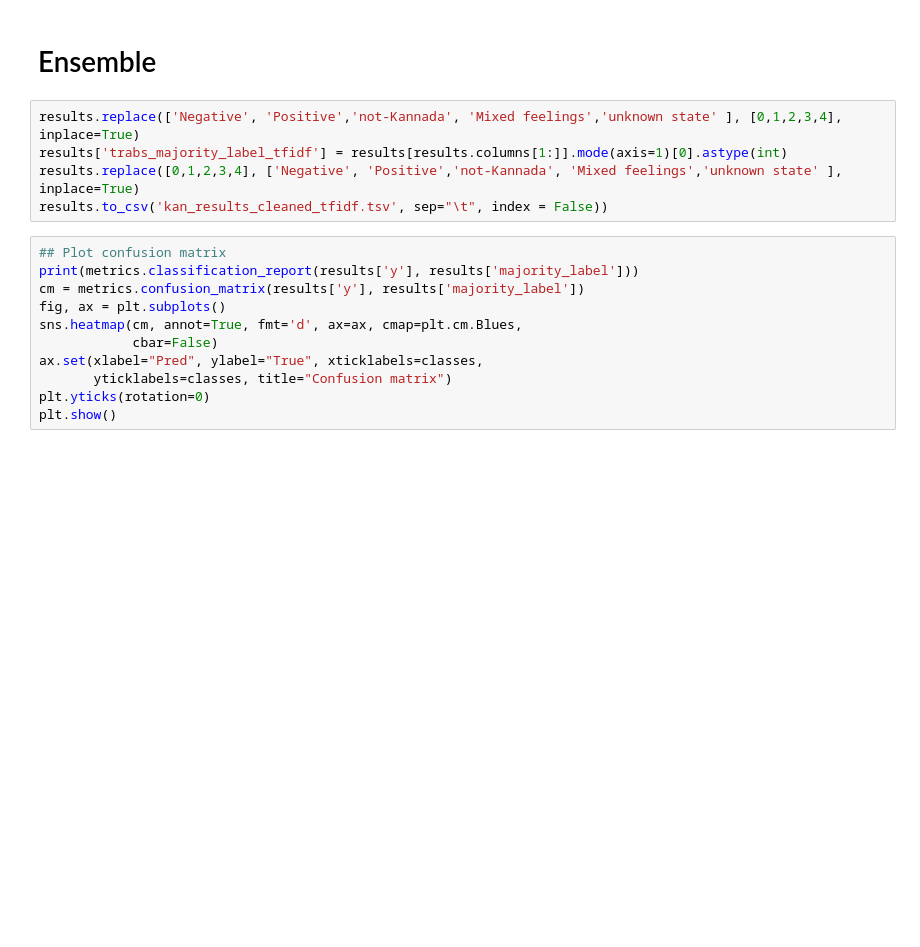
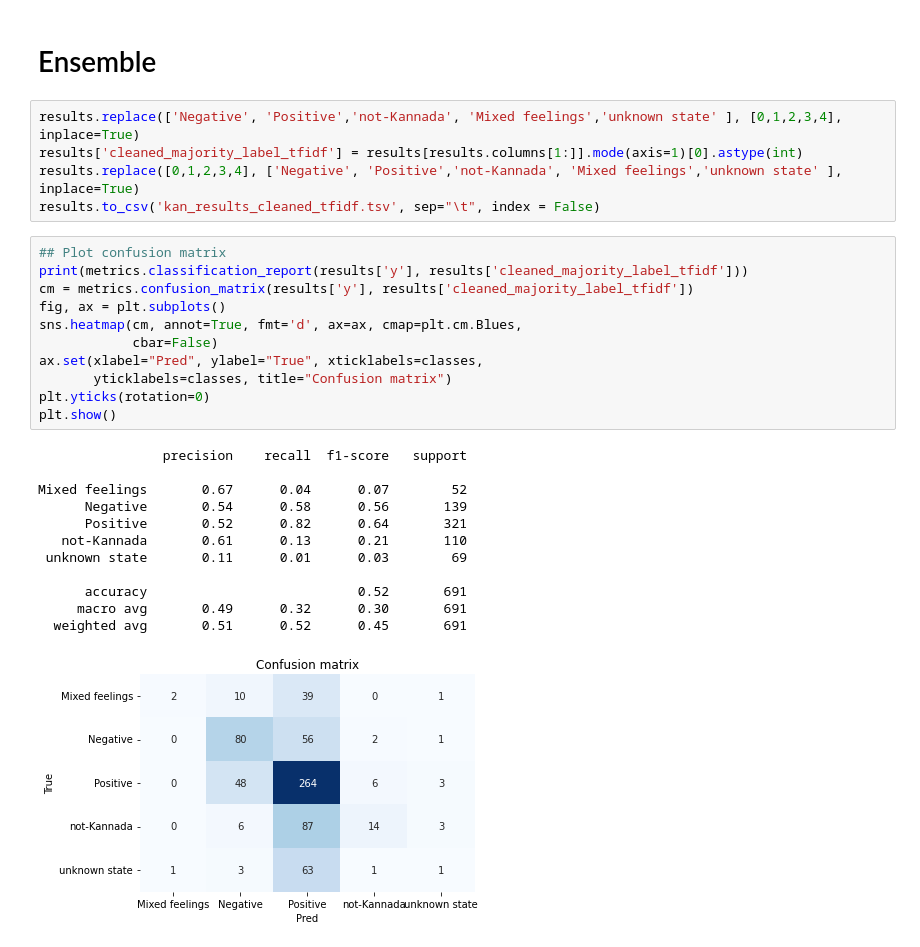
Before and after one commit to AdrianGarciaH/Homophobia, a Jupyter notebook: task_a_code/1_kannada_models/kannada_cleaned_tfidf.ipynb, the cells around one changed output. Saved outputs shown, nothing was run; the diff lists cells and outputs as text; blank space fills up the shorter version.

```diff
--- a/task_a_code/1_kannada_models/kannada_cleaned_tfidf.ipynb
+++ b/task_a_code/1_kannada_models/kannada_cleaned_tfidf.ipynb
@@ -489,17 +657,30 @@ plt.show()
 # Ensemble
 # %%
 results.replace(['Negative', 'Positive','not-Kannada', 'Mixed feelings','unknown state' ], [0,1,2,3,4], inplace=True)
-results['trabs_majority_label_tfidf'] = results[results.columns[1:]].mode(axis=1)[0].astype(int)
+results['cleaned_majority_label_tfidf'] = results[results.columns[1:]].mode(axis=1)[0].astype(int)
 results.replace([0,1,2,3,4], ['Negative', 'Positive','not-Kannada', 'Mixed feelings','unknown state' ], inplace=True)
-results.to_csv('kan_results_cleaned_tfidf.tsv', sep="\t", index = False))
+results.to_csv('kan_results_cleaned_tfidf.tsv', sep="\t", index = False)
 # %%
 ## Plot confusion matrix
-print(metrics.classification_report(results['y'], results['majority_label']))
-cm = metrics.confusion_matrix(results['y'], results['majority_label'])
+print(metrics.classification_report(results['y'], results['cleaned_majority_label_tfidf']))
+cm = metrics.confusion_matrix(results['y'], results['cleaned_majority_label_tfidf'])
 fig, ax = plt.subplots()
 sns.heatmap(cm, annot=True, fmt='d', ax=ax, cmap=plt.cm.Blues,
             cbar=False)
 ax.set(xlabel="Pred", ylabel="True", xticklabels=classes,
        yticklabels=classes, title="Confusion matrix")
 plt.yticks(rotation=0)
 plt.show()
+# %% [output]
+                precision    recall  f1-score   support
+
+Mixed feelings       0.67      0.04      0.07        52
+      Negative       0.54      0.58      0.56       139
+      Positive       0.52      0.82      0.64       321
+   not-Kannada       0.61      0.13      0.21       110
+ unknown state       0.11      0.01      0.03        69
+
+      accuracy                           0.52       691
+     macro avg       0.49      0.32      0.30       691
+  weighted avg       0.51      0.52      0.45       691
+[figure, added]
```
Also changed, not shown: parts of 15 cells of this notebook, 31 other files.
